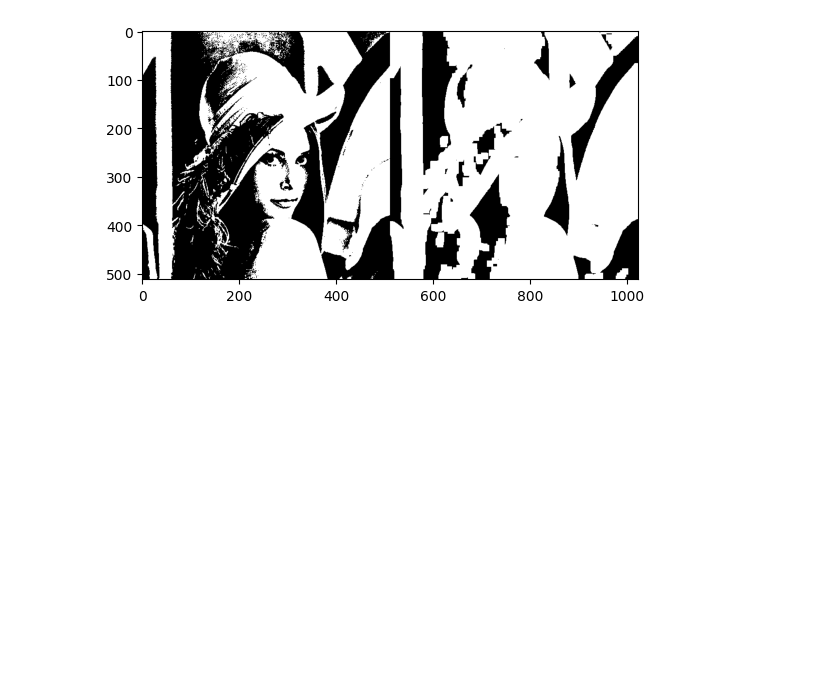
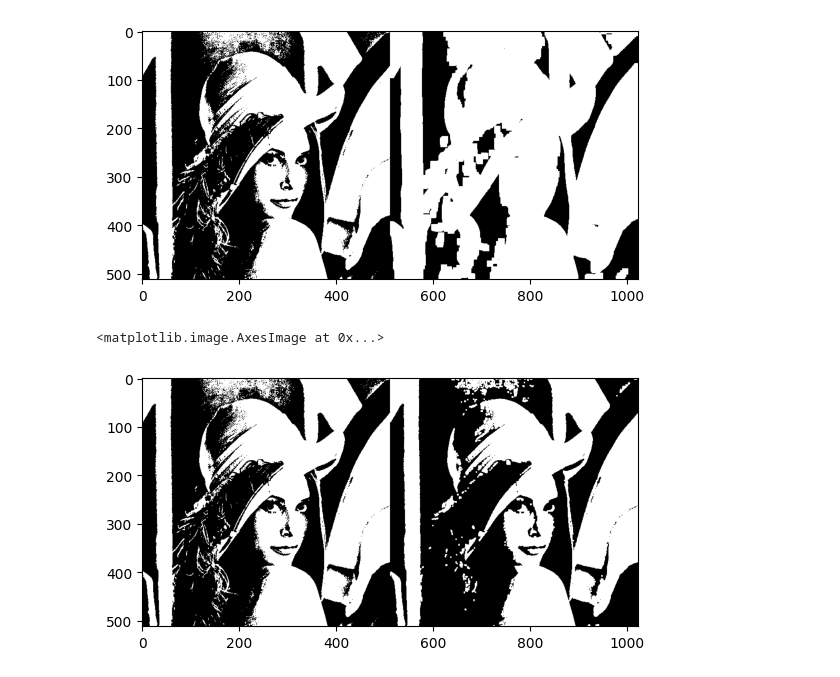
Before and after one commit to 0rphee/up, a Jupyter notebook: pdi/morph.ipynb, the cells around one changed output. Drawn from its saved outputs; the diff is of its cells as text; code cells hidden in the pictures; blank space fills up the shorter version.

Commit message:
morph pdi

```diff
--- a/pdi/morph.ipynb
+++ b/pdi/morph.ipynb
@@ -18,8 +18,8 @@ plt.imshow(img_thresh, cmap='gray')
 <matplotlib.image.AxesImage at 0x...>
 [figure]
 # %%
-s_e = np.ones((3, 3), dtype=np.uint8)  # elemento estructurante
-img_erode = cv.erode(img_thresh, s_e, iterations=3)
+kernel = np.ones((3, 3), dtype=np.uint8)  # elemento estructurante
+img_erode = cv.erode(img_thresh, kernel, iterations=3)
 plt.imshow(np.hstack((img_thresh, img_erode)), cmap='gray')
 plt.show()
 # %% [output]
@@ -45,3 +45,13 @@ plt.imshow(np.hstack((img_thresh, img_dilate)), cmap='gray')
 plt.show()
 # %% [output]
 [figure]
+# %%
+# apertura
+# primero erosiona y luego dilata
+# sirve para remover ruido
+
+img_open = cv.morphologyEx(img_thresh, cv.MORPH_OPEN, kernel)
+plt.imshow(np.hstack((img_thresh, img_open)), cmap='gray')
+# %% [output]
+<matplotlib.image.AxesImage at 0x...>
+[figure, added]
```
Also changed, not shown: parts of 9 cells of this notebook.
